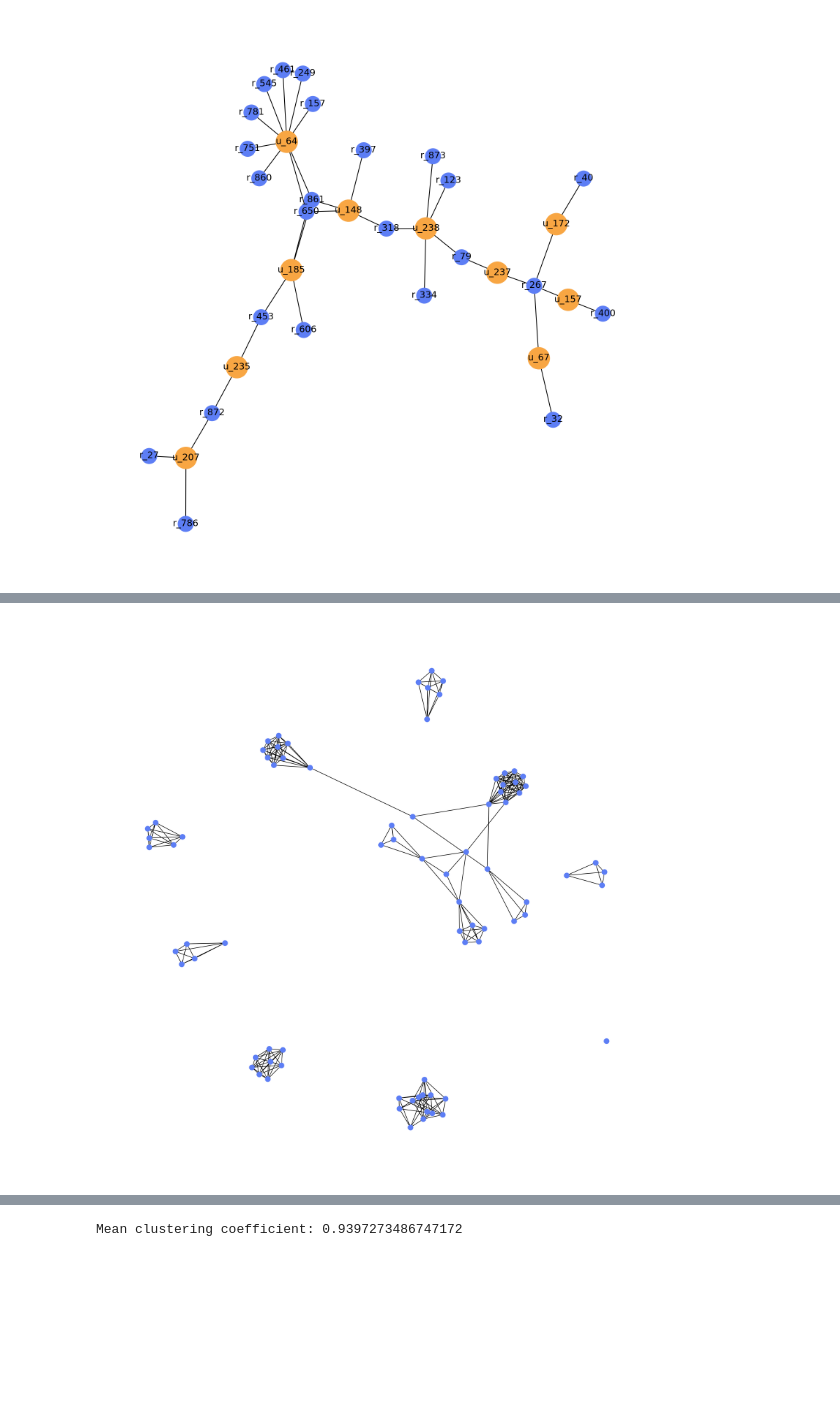
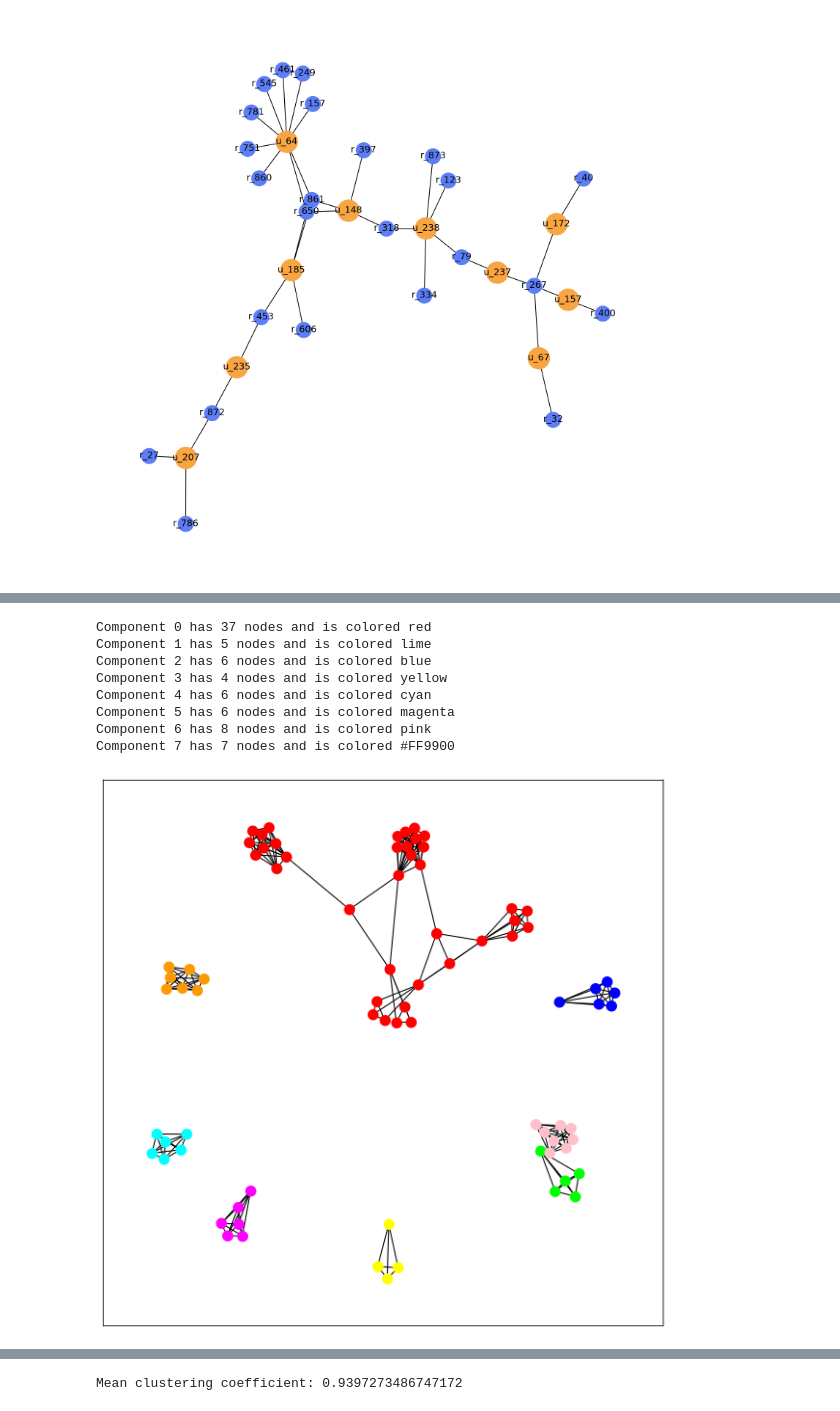
Before and after one commit to isabellamarasco/SNA_project, a Jupyter notebook: analisys.ipynb, the cells around one changed output, grey strips where cells are left out. Drawn from its saved outputs; the diff is of its cells as text; code cells hidden in the pictures; blank space fills up the shorter version.

```diff
--- a/analisys.ipynb
+++ b/analisys.ipynb
@@ -303,5 +281,5 @@ Il calcolo del k-means clustering su questo sottografo potrebbe aiutare a identi
 # %%
-adj_matrix = nx.adjacency_matrix(subgraph)
+adj_matrix = nx.adjacency_matrix(subgraph_ru)
 
 # Calcolo del k-means clustering
 k = 3 # Numero di cluster desiderato
@@ -337,16 +302,63 @@ nx.draw(subgraph, pos, node_size=100,node_color='#5D7EF5')
 # %%
 # Create a graph containing only the nodes with at least two edges
 graph_for_clustering_removed = nx.Graph()
 for node in subgraph.nodes:
     if subgraph.degree(node) > 2:
         graph_for_clustering_removed.add_node(node, name=subgraph.nodes[node]['name'], color=subgraph.nodes[node]['color'])
         for neighbor in subgraph.neighbors(node):
             if subgraph.degree(neighbor) > 2:
                 graph_for_clustering_removed.add_node(neighbor, name=subgraph.nodes[neighbor]['name'], color=subgraph.nodes[neighbor]['color'])
                 graph_for_clustering_removed.add_edge(node, neighbor)
 
-plt.figure(num=None, figsize=(15, 15), dpi=200)
+# Calcola le componenti connesse
+components = list(nx.connected_components(graph_for_clustering_removed))
+
+# Crea un dizionario che mappa i nodi alle rispettive componenti
+node_to_component = {}
+for i, component in enumerate(components):
+    for node in component:
+        node_to_component[node] = i
+
+#delete the component 8
+components.pop(8)
+
+# Crea una lista di colori per le componenti
+color_list = ['#FF0000', '#00FF00', '#0000FF', '#FFFF00', '#00FFFF', '#FF00FF', '#FFC0CB', '#FF9900']
+
+# Crea una lista di nomi di colori corrispondenti alla lista di colori esadecimali
+color_names = []
+for color in color_list:
+    try:
+        color_names.append(webcolors.hex_to_name(color))
+    except ValueError:
+        color_names.append(color)
+
+# Stampa la lista di componenti con i nomi dei colori
+for i, component in enumerate(components):
+    print("Component", i, "has", len(component), "nodes and is colored", color_names[i % len(color_names)])
+
+
+
+
+# Crea una lista di colori per le componenti
+color_list = ['#FF0000', '#00FF00', '#0000FF', '#FFFF00', '#00FFFF', '#FF00FF', '#FFC0CB', '#FF9900']
+
+# Disegna il grafo colorato per componente
+plt.figure(figsize=(10,10), dpi=150)
 pos = nx.spring_layout(graph_for_clustering_removed, k=0.25)
-nx.draw(graph_for_clustering_removed, pos, node_size=100,node_color='#5D7EF5')
+for i, component in enumerate(components):
+    nx.draw_networkx_nodes(graph_for_clustering_removed, pos, nodelist=list(component),
+                           node_size=100, node_color=color_list[i % len(color_list)])
+nx.draw_networkx_edges(graph_for_clustering_removed, pos, width=1)
+#nx.draw_networkx_labels(graph_for_clustering_removed, pos, font_size=10)
+plt.show()
 # %% [output]
+Component 0 has 37 nodes and is colored red
+Component 1 has 5 nodes and is colored lime
+Component 2 has 6 nodes and is colored blue
+Component 3 has 4 nodes and is colored yellow
+Component 4 has 6 nodes and is colored cyan
+Component 5 has 6 nodes and is colored magenta
+Component 6 has 8 nodes and is colored pink
+Component 7 has 7 nodes and is colored #FF9900
-[figure, old version]
+[figure, new version]
```
Also changed, not shown: parts of 24 cells of this notebook, 5 other files.
